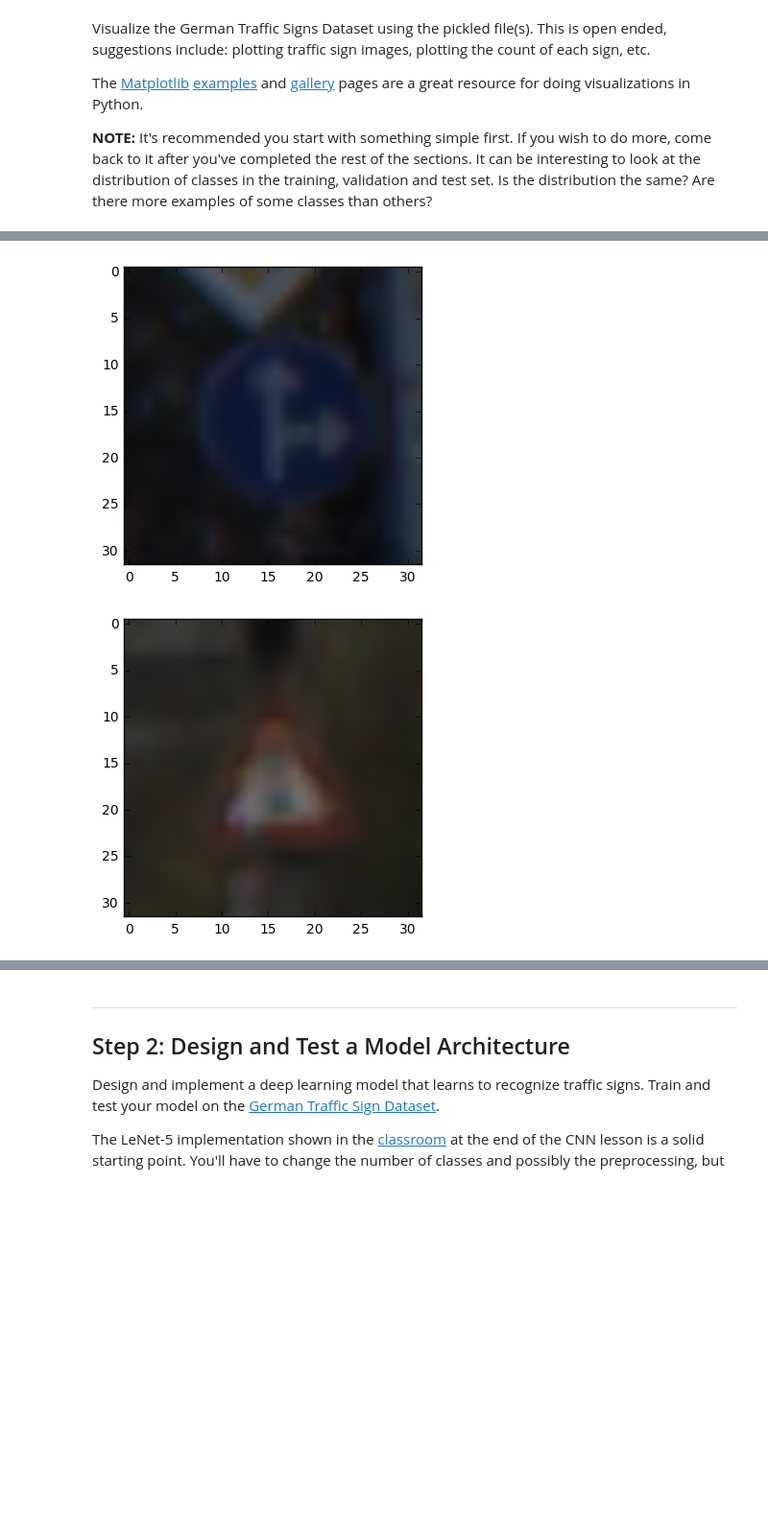
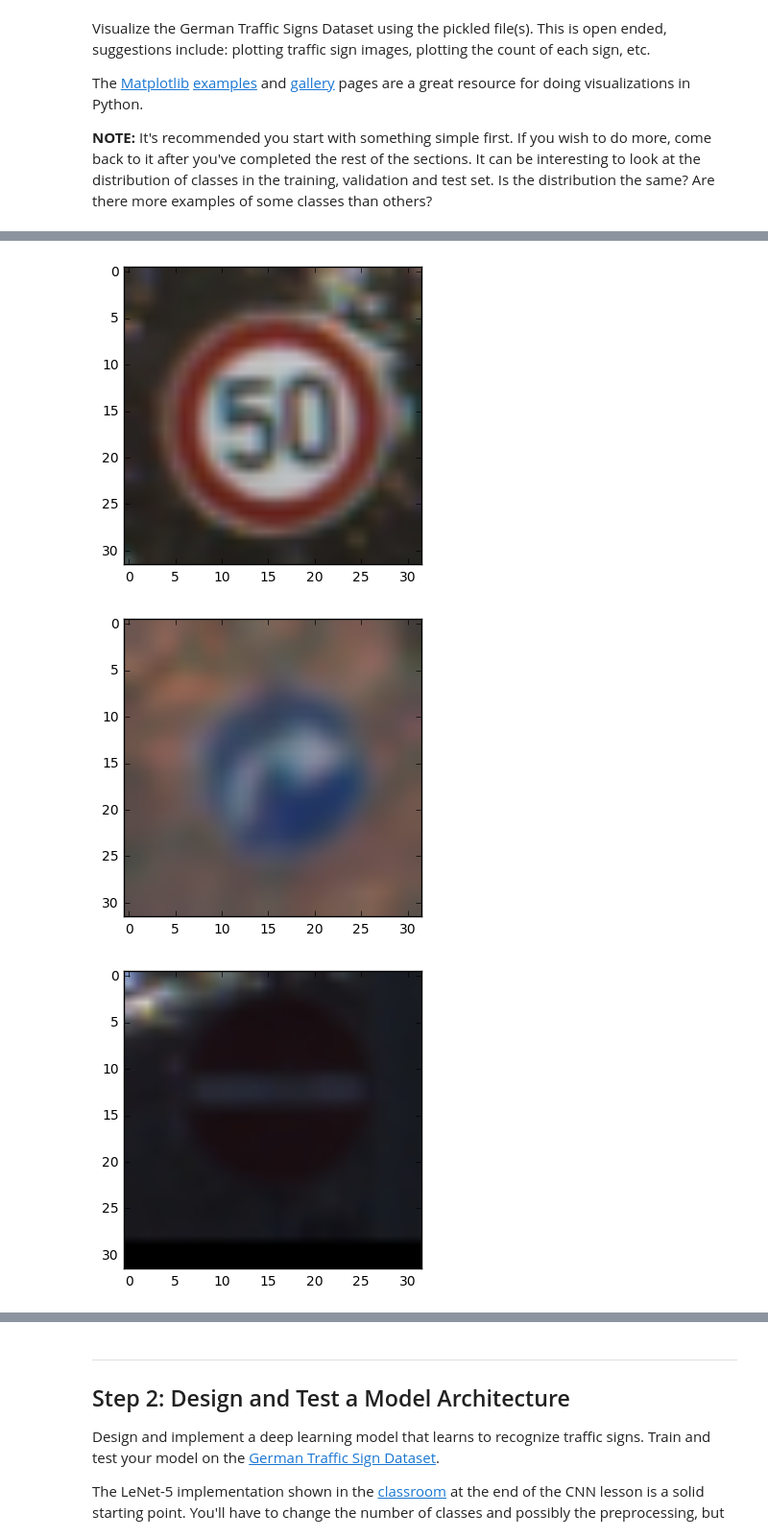
Before and after one commit to samuelbalogh/P2-traffic-sign-classifier, a Jupyter notebook: Traffic_Sign_Classifier.ipynb, the cells around one changed output, grey strips where cells are left out. Shown: that part at 96% size. Cells and saved outputs as stored; diff of their text form; code cells hidden in the pictures; blank space fills up the shorter version.

Commit message:
training done, working on writeup

```diff
--- a/Traffic_Sign_Classifier.ipynb
+++ b/Traffic_Sign_Classifier.ipynb
@@ -40,0 +123,5 @@ X_test, y_test = test['features'], test['labels']
+# %%
+
+data = pickle.load( open( "extended_to_1000.p", "rb" ) )
+X_train = data['features']
+y_train = data['labels']
@@ -95,11 +199,14 @@ The [Matplotlib](http://matplotlib.org/) [examples](http://matplotlib.org/exampl
 import matplotlib.pyplot as plt
 # Visualizations will be shown in the notebook.
 
-for image in range(0, len(X_train), 500)[:4]:
-    plt.imshow(X_train[image])
+random_iterable = (random.randint(0, len(X_train)) for _ in range(10))
+iterable = (list(random_iterable))
+
+for random_num in iterable:
+    image = X_train[random_num]
+    plt.imshow(image)
     plt.show()
 
 
-
 %matplotlib inline
 # %% [output]
@@ -108,2 +215,3 @@ for image in range(0, len(X_train), 500)[:4]:
-[figure, old version]
+[figure, new version]
-[figure, old version]
+[figure, new version]
+[figure, added]
```
Also changed, not shown: parts of 20 cells of this notebook, 12 other files.
